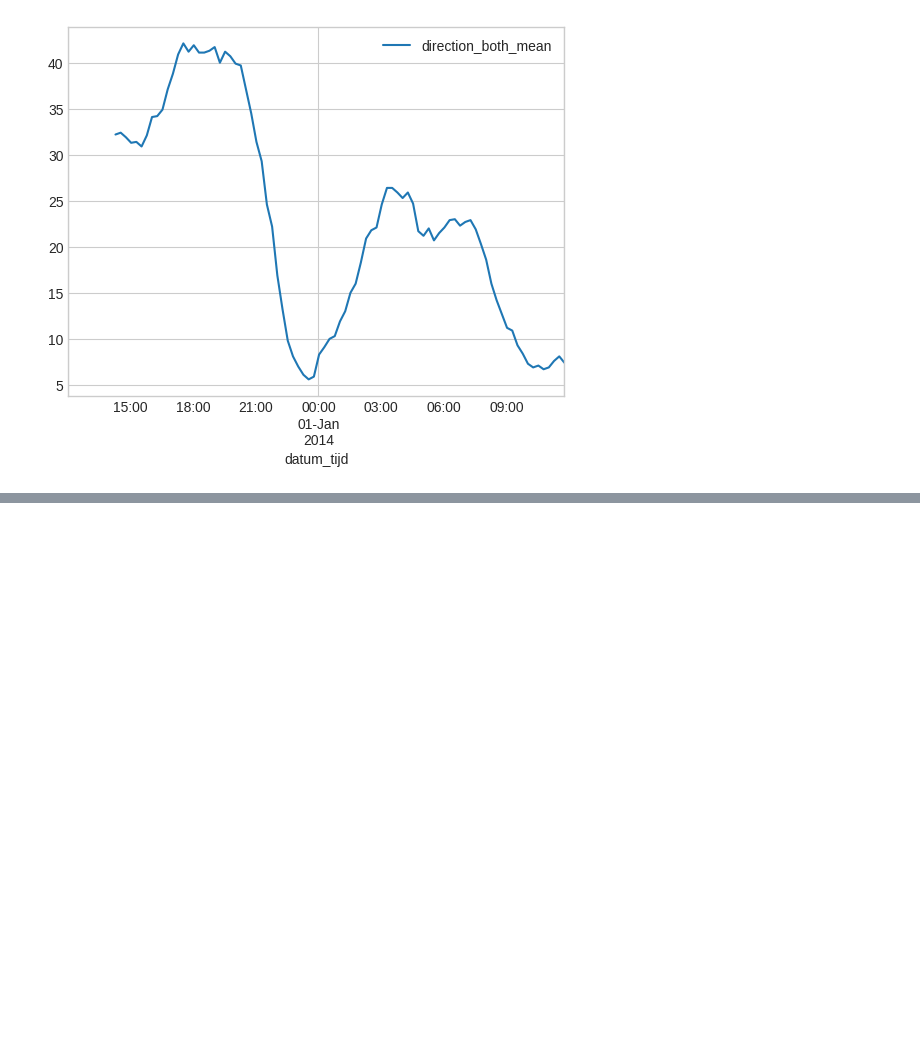
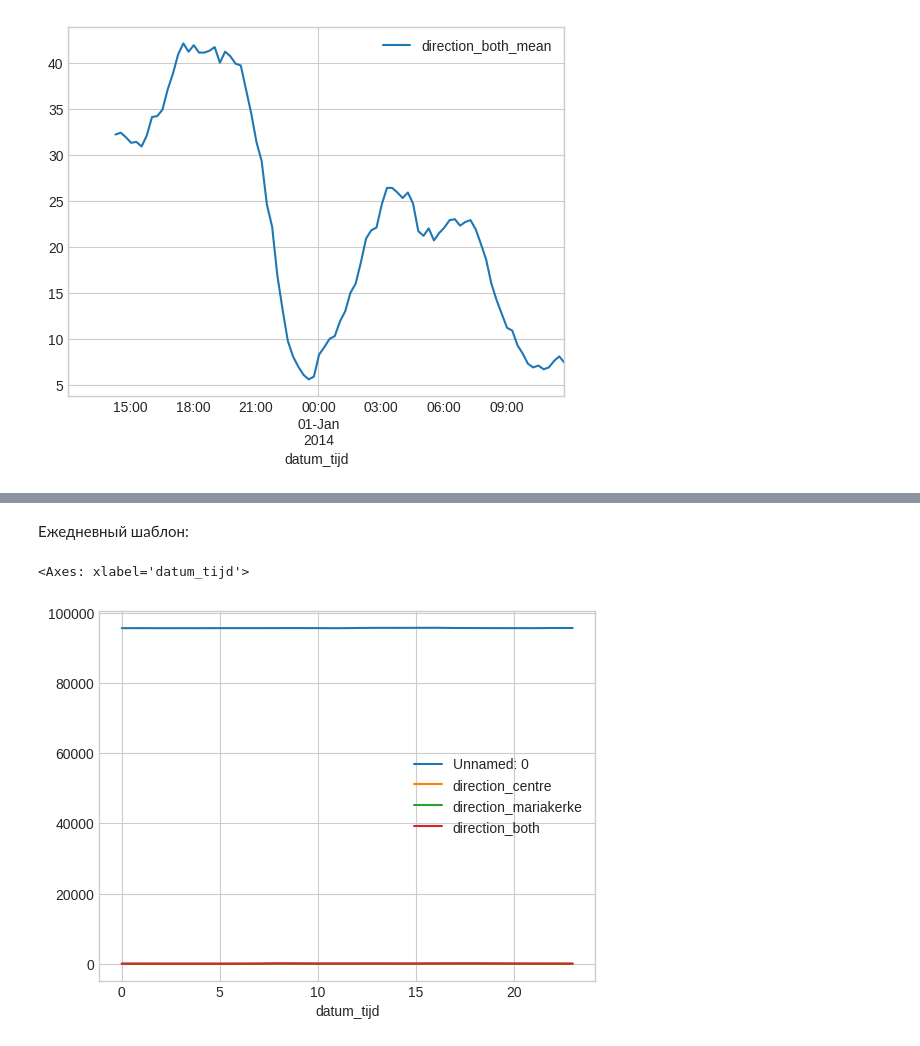
Before and after one commit to kimve1969/mgu_ds_cours, a Jupyter notebook: semestr 2.1/task 2/semestr_2_1_task_2.ipynb, the cells around one changed output, grey strips where cells are left out. Drawn from its saved outputs; the diff is of its cells as text; code cells hidden in the pictures; blank space fills up the shorter version.

```diff
--- a/semestr 2.1/task 2/semestr_2_1_task_2.ipynb
+++ b/semestr 2.1/task 2/semestr_2_1_task_2.ipynb
@@ -347,0 +389,7 @@ df_2013_2014.plot(y='direction_both_mean')
+# %% [markdown]
+Ежедневный шаблон:
+# %%
+df.groupby(df.index.hour).mean().plot()
+# %% [output]
+<Axes: xlabel='datum_tijd'>
+[figure, added]
```
Also changed, not shown: parts of 6 cells of this notebook.
